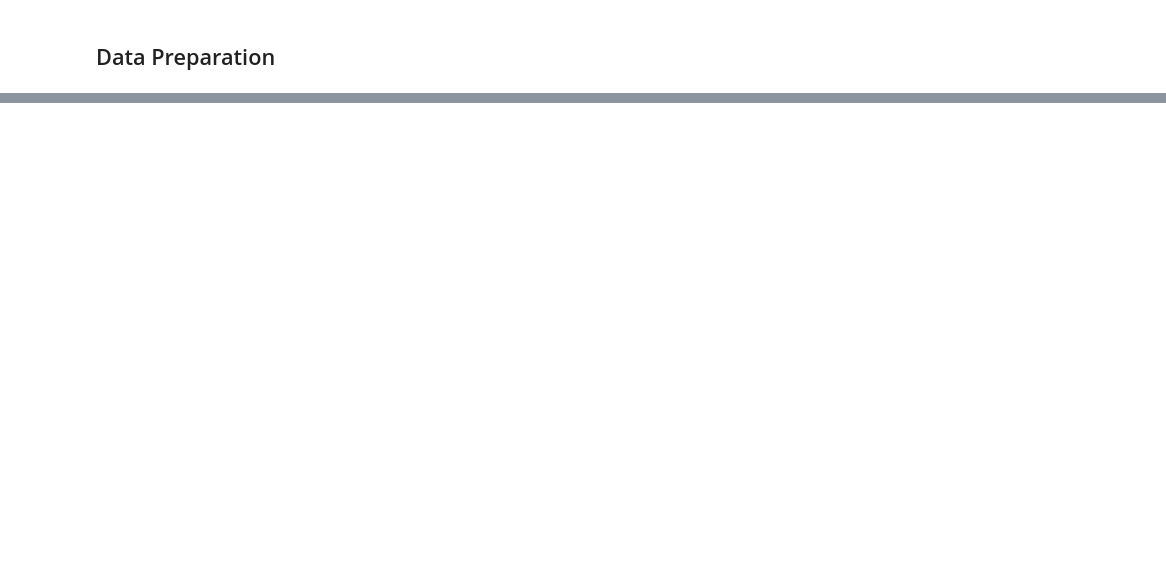
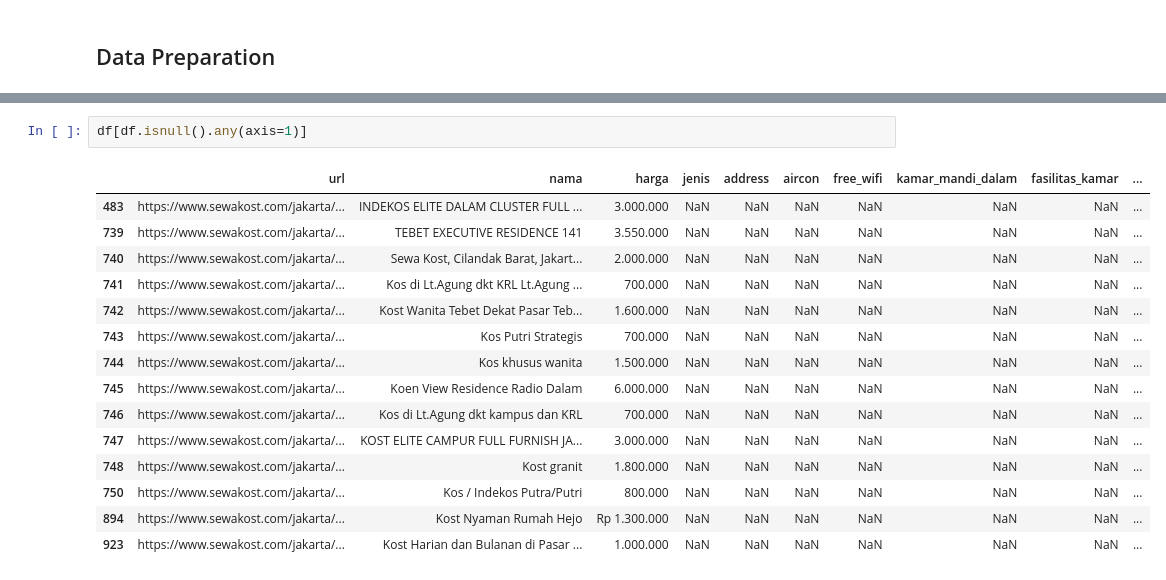
Before and after one commit to IrfanChairurrachman/scrapper, a Jupyter notebook: sewakost_scrapper.ipynb, the cells around one changed output, grey strips where cells are left out. Saved outputs shown, nothing was run; the diff lists cells and outputs as text; blank space fills up the shorter version.

```diff
--- a/sewakost_scrapper.ipynb
+++ b/sewakost_scrapper.ipynb
@@ -102,0 +121,18 @@ df.head()
+# %%
+df[df.isnull().any(axis=1)]
+# %% [output]
+|  | url | nama | harga | jenis | address | aircon | free_wifi | kamar_mandi_dalam | fasilitas_kamar | ... |
+| 483 | https://www.sewakost.com/jakarta/... | INDEKOS ELITE DALAM CLUSTER FULL ... | 3.000.000 | NaN | NaN | NaN | NaN | NaN | NaN | ... |
+| 739 | https://www.sewakost.com/jakarta/... | TEBET EXECUTIVE RESIDENCE 141 | 3.550.000 | NaN | NaN | NaN | NaN | NaN | NaN | ... |
+| 740 | https://www.sewakost.com/jakarta/... | Sewa Kost, Cilandak Barat, Jakart... | 2.000.000 | NaN | NaN | NaN | NaN | NaN | NaN | ... |
+| 741 | https://www.sewakost.com/jakarta/... | Kos di Lt.Agung dkt KRL Lt.Agung ... | 700.000 | NaN | NaN | NaN | NaN | NaN | NaN | ... |
+| 742 | https://www.sewakost.com/jakarta/... | Kost Wanita Tebet Dekat Pasar Teb... | 1.600.000 | NaN | NaN | NaN | NaN | NaN | NaN | ... |
+| 743 | https://www.sewakost.com/jakarta/... | Kos Putri Strategis | 700.000 | NaN | NaN | NaN | NaN | NaN | NaN | ... |
+| 744 | https://www.sewakost.com/jakarta/... | Kos khusus wanita | 1.500.000 | NaN | NaN | NaN | NaN | NaN | NaN | ... |
+| 745 | https://www.sewakost.com/jakarta/... | Koen View Residence Radio Dalam | 6.000.000 | NaN | NaN | NaN | NaN | NaN | NaN | ... |
+| 746 | https://www.sewakost.com/jakarta/... | Kos di Lt.Agung dkt kampus dan KRL | 700.000 | NaN | NaN | NaN | NaN | NaN | NaN | ... |
+| 747 | https://www.sewakost.com/jakarta/... | KOST ELITE CAMPUR FULL FURNISH JA... | 3.000.000 | NaN | NaN | NaN | NaN | NaN | NaN | ... |
+| 748 | https://www.sewakost.com/jakarta/... | Kost granit | 1.800.000 | NaN | NaN | NaN | NaN | NaN | NaN | ... |
+| 750 | https://www.sewakost.com/jakarta/... | Kos / Indekos Putra/Putri | 800.000 | NaN | NaN | NaN | NaN | NaN | NaN | ... |
+| 894 | https://www.sewakost.com/jakarta/... | Kost Nyaman Rumah Hejo | Rp 1.300.000 | NaN | NaN | NaN | NaN | NaN | NaN | ... |
+| 923 | https://www.sewakost.com/jakarta/... | Kost Harian dan Bulanan di Pasar ... | 1.000.000 | NaN | NaN | NaN | NaN | NaN | NaN | ... |
```
Also changed, not shown: parts of 5 cells of this notebook.
